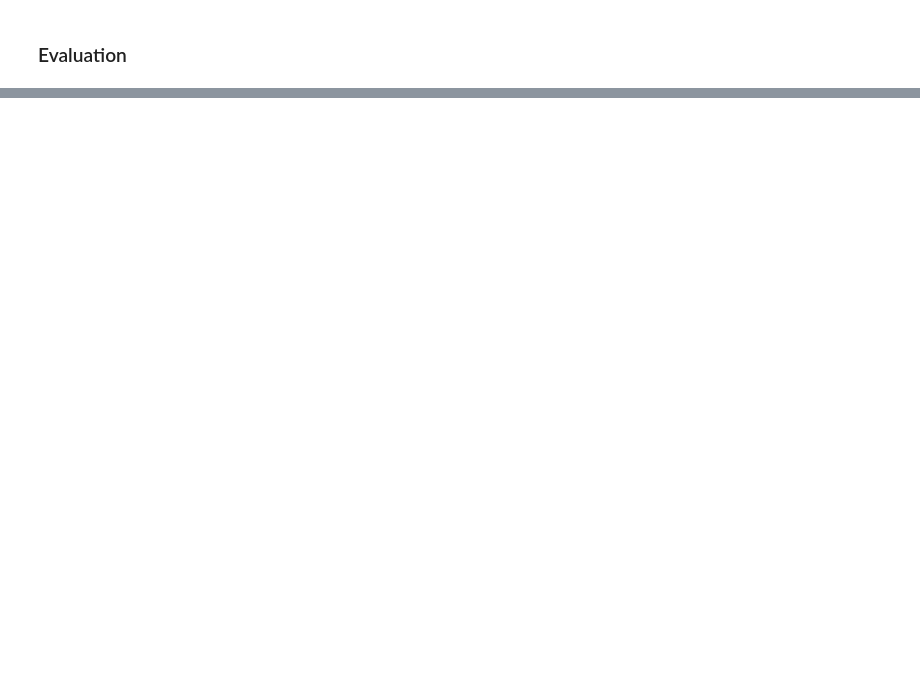
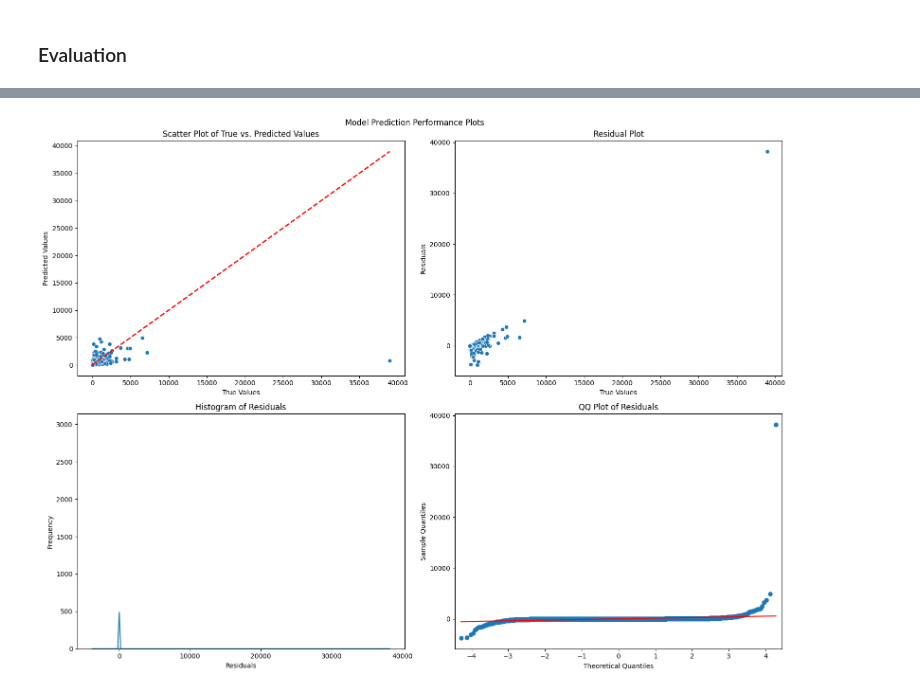
Before and after one commit to ramya1907/sales-forecast, a Jupyter notebook: sales-forecast.ipynb, the cells around one changed output, grey strips where cells are left out. Saved outputs shown, nothing was run; the diff lists cells and outputs as text; code cells hidden in the pictures; blank space fills up the shorter version.

```diff
--- a/sales-forecast.ipynb
+++ b/sales-forecast.ipynb
@@ -157,0 +203,38 @@ plt.show()
+# %%
+# Calculate residuals
+residuals = y_test - y_pred
+
+# Create a 2x2 grid of subplots
+fig, axes = plt.subplots(2, 2, figsize=(16, 12))
+fig.suptitle('Model Prediction Performance Plots')
+
+# Scatter Plot of True vs. Predicted Values
+sns.scatterplot(x=y_test, y=y_pred, ax=axes[0, 0])
+axes[0, 0].set_xlabel('True Values')
+axes[0, 0].set_ylabel('Predicted Values')
+axes[0, 0].set_title('Scatter Plot of True vs. Predicted Values')
+# Create a diagonal line representing a perfect fit
+diag_line = np.arange(min(y_test), max(y_test), 0.1)
+axes[0, 0].plot(diag_line, diag_line, color='red', linestyle='--', lw=2)
+
+# Residual Plot
+sns.scatterplot(x=y_test, y=residuals, ax=axes[0, 1])
+axes[0, 1].set_xlabel('True Values')
+axes[0, 1].set_ylabel('Residuals')
+axes[0, 1].set_title('Residual Plot')
+
+# Histogram of Residuals
+sns.histplot(residuals, kde=True, ax=axes[1, 0])
+axes[1, 0].set_xlabel('Residuals')
+axes[1, 0].set_ylabel('Frequency')
+axes[1, 0].set_title('Histogram of Residuals')
+
+# QQ Plot of Residuals
+sm.qqplot(residuals, line='s', ax=axes[1, 1])
+axes[1, 1].set_title('QQ Plot of Residuals')
+
+# Adjust the layout and display the subplots
+plt.tight_layout()
+plt.show()
+# %% [output]
+[figure, added]
```
Also changed, not shown: parts of 13 cells of this notebook.
